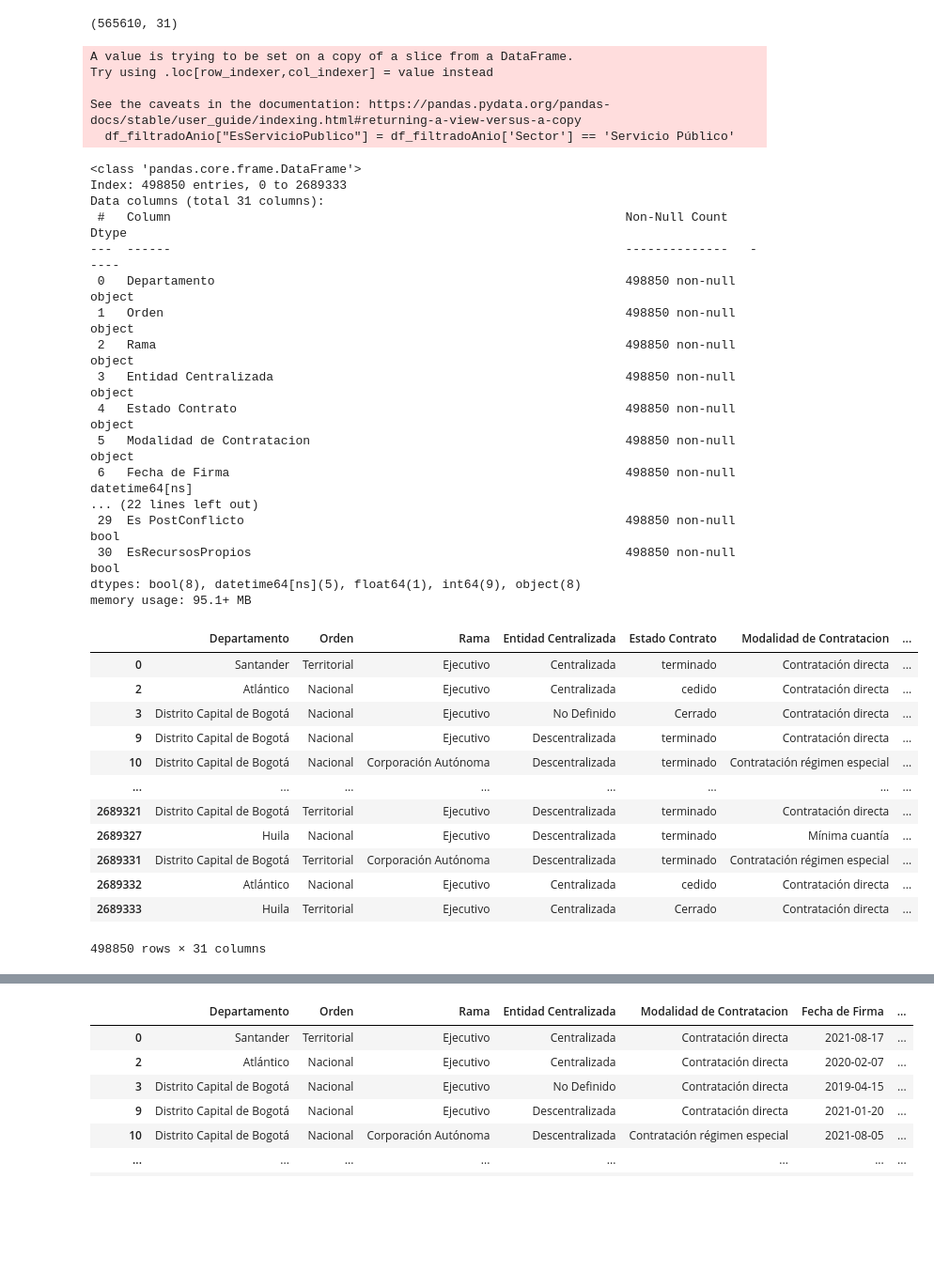
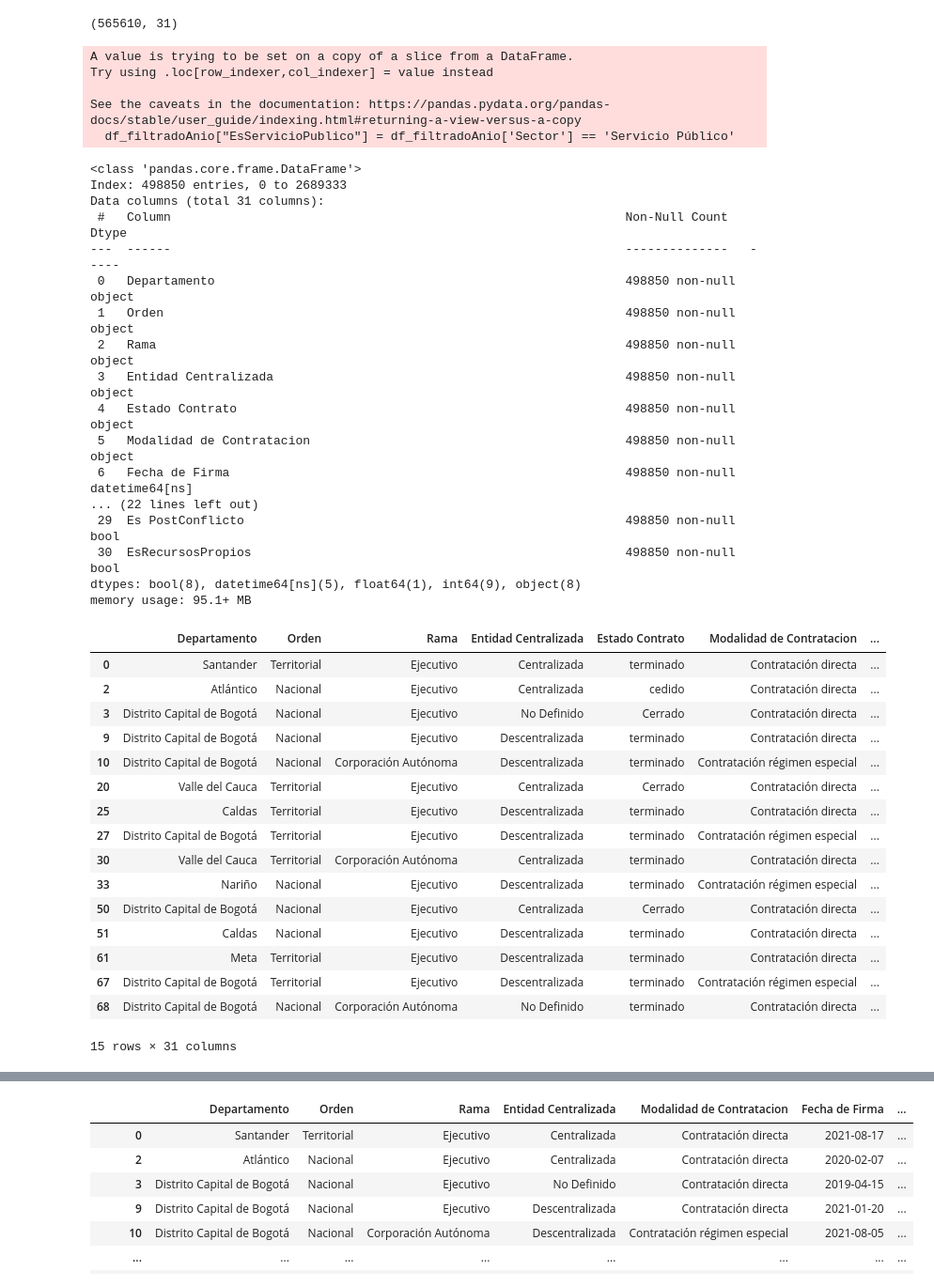
Before and after one commit to radiazg/secop_project, a Jupyter notebook: notebooks/Secop.ipynb, the cells around one changed output, grey strips where cells are left out. Shown at 94% size. Cells and saved outputs as stored; diff of their text form; code cells hidden in the pictures; blank space fills up the shorter version.

```diff
--- a/notebooks/Secop.ipynb
+++ b/notebooks/Secop.ipynb
@@ -135,41 +135,45 @@ df_filtradoAnio = df_filtradoAnio.drop('Origen de los Recursos', axis=1)
 df_filtradoAnio = df_filtradoAnio.drop_duplicates()
 df_filtradoAnio.info()
 
-df_filtradoAnio
+df_filtradoAnio.head(15)
 # %% [output]
 A value is trying to be set on a copy of a slice from a DataFrame.
 Try using .loc[row_indexer,col_indexer] = value instead
 
 See the caveats in the documentation: https://pandas.pydata.org/pandas-docs/stable/user_guide/indexing.html#returning-a-view-versus-a-copy
   df_filtradoAnio["EsServicioPublico"] = df_filtradoAnio['Sector'] == 'Servicio Público'
 <class 'pandas.core.frame.DataFrame'>
 Index: 498850 entries, 0 to 2689333
 Data columns (total 31 columns):
  #   Column                                                              Non-Null Count   Dtype
 ---  ------                                                              --------------   -----
  0   Departamento                                                        498850 non-null  object
  1   Orden                                                               498850 non-null  object
  2   Rama                                                                498850 non-null  object
  3   Entidad Centralizada                                                498850 non-null  object
  4   Estado Contrato                                                     498850 non-null  object
  5   Modalidad de Contratacion                                           498850 non-null  object
  6   Fecha de Firma                                                      498850 non-null  datetime64[ns]
 ... (22 lines left out)
  29  Es PostConflicto                                                    498850 non-null  bool
  30  EsRecursosPropios                                                   498850 non-null  bool
 dtypes: bool(8), datetime64[ns](5), float64(1), int64(9), object(8)
 memory usage: 95.1+ MB
 |  | Departamento | Orden | Rama | Entidad Centralizada | Estado Contrato | Modalidad de Contratacion | ... |
 | 0 | Santander | Territorial | Ejecutivo | Centralizada | terminado | Contratación directa | ... |
 | 2 | Atlántico | Nacional | Ejecutivo | Centralizada | cedido | Contratación directa | ... |
 | 3 | Distrito Capital de Bogotá | Nacional | Ejecutivo | No Definido | Cerrado | Contratación directa | ... |
 | 9 | Distrito Capital de Bogotá | Nacional | Ejecutivo | Descentralizada | terminado | Contratación directa | ... |
 | 10 | Distrito Capital de Bogotá | Nacional | Corporación Autónoma | Descentralizada | terminado | Contratación régimen especial | ... |
-| ... | ... | ... | ... | ... | ... | ... | ... |
-| 2689321 | Distrito Capital de Bogotá | Territorial | Ejecutivo | Descentralizada | terminado | Contratación directa | ... |
-| 2689327 | Huila | Nacional | Ejecutivo | Descentralizada | terminado | Mínima cuantía | ... |
-| 2689331 | Distrito Capital de Bogotá | Territorial | Corporación Autónoma | Descentralizada | terminado | Contratación régimen especial | ... |
-| 2689332 | Atlántico | Nacional | Ejecutivo | Centralizada | cedido | Contratación directa | ... |
-| 2689333 | Huila | Territorial | Ejecutivo | Centralizada | Cerrado | Contratación directa | ... |
+| 20 | Valle del Cauca | Territorial | Ejecutivo | Centralizada | Cerrado | Contratación directa | ... |
+| 25 | Caldas | Territorial | Ejecutivo | Descentralizada | terminado | Contratación directa | ... |
+| 27 | Distrito Capital de Bogotá | Territorial | Ejecutivo | Descentralizada | terminado | Contratación régimen especial | ... |
+| 30 | Valle del Cauca | Territorial | Corporación Autónoma | Centralizada | terminado | Contratación directa | ... |
+| 33 | Nariño | Nacional | Ejecutivo | Descentralizada | terminado | Contratación régimen especial | ... |
+| 50 | Distrito Capital de Bogotá | Nacional | Ejecutivo | Centralizada | Cerrado | Contratación directa | ... |
+| 51 | Caldas | Nacional | Ejecutivo | Descentralizada | terminado | Contratación directa | ... |
+| 61 | Meta | Territorial | Ejecutivo | Descentralizada | terminado | Contratación directa | ... |
+| 67 | Distrito Capital de Bogotá | Territorial | Ejecutivo | Descentralizada | terminado | Contratación régimen especial | ... |
+| 68 | Distrito Capital de Bogotá | Nacional | Corporación Autónoma | No Definido | terminado | Contratación directa | ... |
-498850 rows × 31 columns
+15 rows × 31 columns
 # %%
```
Also changed, not shown: parts of 10 cells of this notebook.
